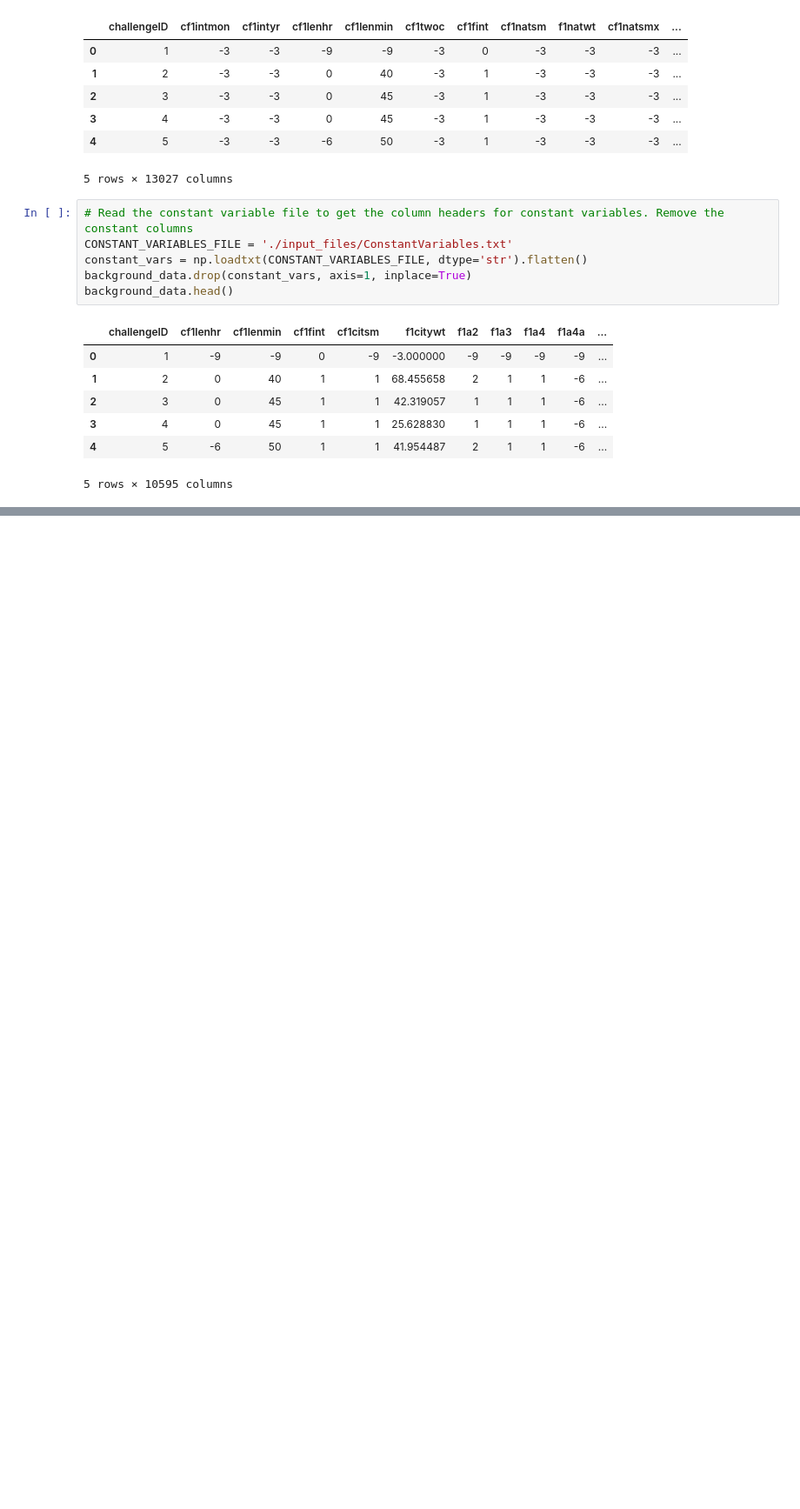
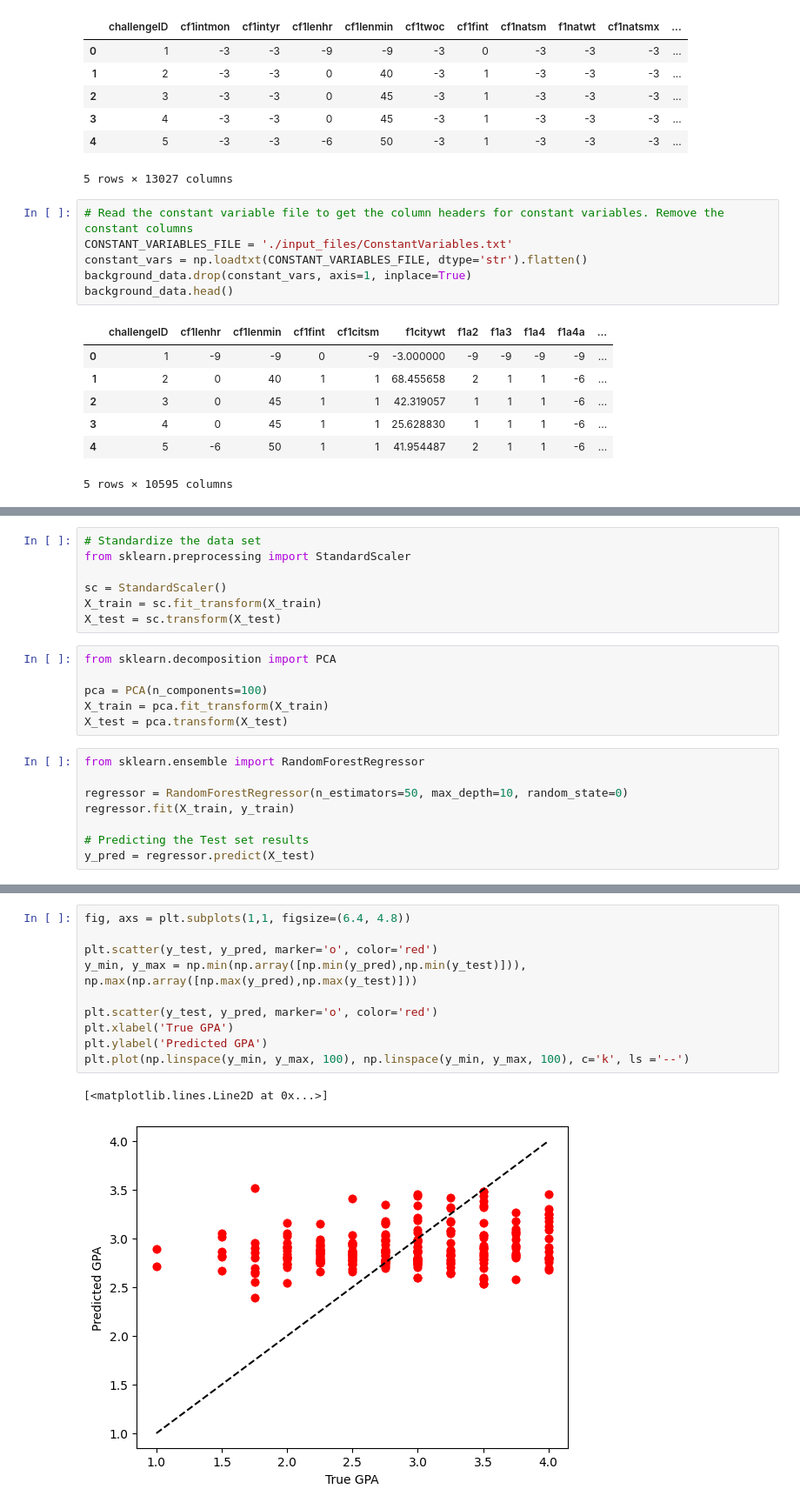
Before and after one commit to vivekkr1809/fragile_family_challenge, a Jupyter notebook: codes/ffchallenge_nb.ipynb, the cells around one changed output, grey strips where cells are left out. Shown: that part at 87% size. Saved outputs shown, nothing was run; the diff lists cells and outputs as text; blank space fills up the shorter version.

Commit message:
initial gpa prediction

```diff
--- a/codes/ffchallenge_nb.ipynb
+++ b/codes/ffchallenge_nb.ipynb
@@ -83,0 +199,21 @@ background_data.head()
+# %%
+# Standardize the data set
+from sklearn.preprocessing import StandardScaler
+
+sc = StandardScaler()
+X_train = sc.fit_transform(X_train)
+X_test = sc.transform(X_test)
+# %%
+from sklearn.decomposition import PCA
+
+pca = PCA(n_components=100)
+X_train = pca.fit_transform(X_train)
+X_test = pca.transform(X_test)
+# %%
+from sklearn.ensemble import RandomForestRegressor
+
+regressor = RandomForestRegressor(n_estimators=50, max_depth=10, random_state=0)
+regressor.fit(X_train, y_train)
+
+# Predicting the Test set results
+y_pred = regressor.predict(X_test)
@@ -83,0 +224,13 @@ background_data.head()
+# %%
+fig, axs = plt.subplots(1,1, figsize=(6.4, 4.8))
+
+plt.scatter(y_test, y_pred, marker='o', color='red')
+y_min, y_max = np.min(np.array([np.min(y_pred),np.min(y_test)])), np.max(np.array([np.max(y_pred),np.max(y_test)]))
+
+plt.scatter(y_test, y_pred, marker='o', color='red')
+plt.xlabel('True GPA')
+plt.ylabel('Predicted GPA')
+plt.plot(np.linspace(y_min, y_max, 100), np.linspace(y_min, y_max, 100), c='k', ls ='--')
+# %% [output]
+[<matplotlib.lines.Line2D at 0x...>]
+[figure, added]
```
Also changed, not shown: parts of 12 cells of this notebook.
